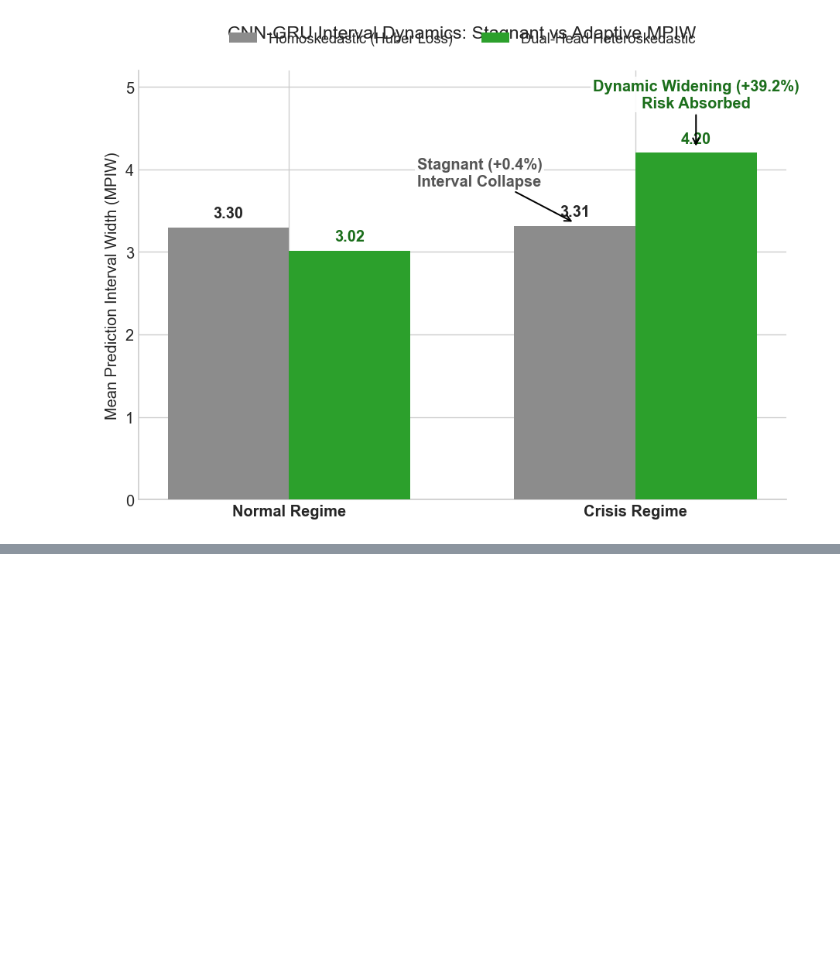
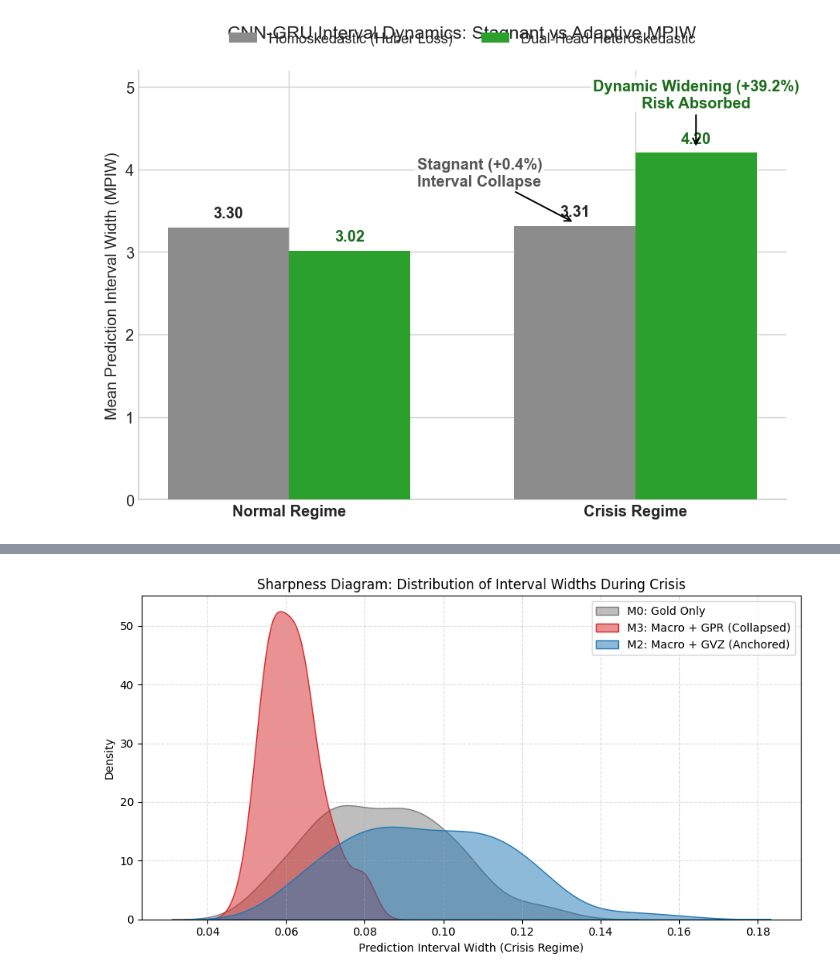
Before and after one commit to HuyPham171-hub/gold-price-prediction, a Jupyter notebook: notebooks/evaluate.ipynb, the cells around one changed output, grey strips where cells are left out. Cells and saved outputs as stored; diff of their text form; code cells hidden in the pictures; blank space fills up the shorter version.

```diff
--- a/notebooks/evaluate.ipynb
+++ b/notebooks/evaluate.ipynb
@@ -255,0 +452,21 @@ plt.show()
+# %%
+import seaborn as sns
+
+# Giả định: mảng độ rộng (upper - lower) tại chế độ Crisis
+# width_M0_crisis, width_M2_crisis, width_M3_crisis
+
+plt.figure(figsize=(9, 5))
+sns.kdeplot(width_M0_crisis, fill=True, color='#7f7f7f', label='M0: Gold Only', alpha=0.5)
+sns.kdeplot(width_M3_crisis, fill=True, color='#d62728', label='M3: Macro + GPR (Collapsed)', alpha=0.5)
+sns.kdeplot(width_M2_crisis, fill=True, color='#1f77b4', label='M2: Macro + GVZ (Anchored)', alpha=0.5)
+
+plt.title('Sharpness Diagram: Distribution of Interval Widths During Crisis')
+plt.xlabel('Prediction Interval Width (Crisis Regime)')
+plt.ylabel('Density')
+plt.legend()
+plt.grid(True, linestyle='--', alpha=0.4)
+plt.tight_layout()
+plt.savefig('sharpness_diagram.png', dpi=300)
+plt.show()
+# %% [output]
+[figure, added]
```
Also changed, not shown: parts of 5 cells of this notebook, 26 other files.
